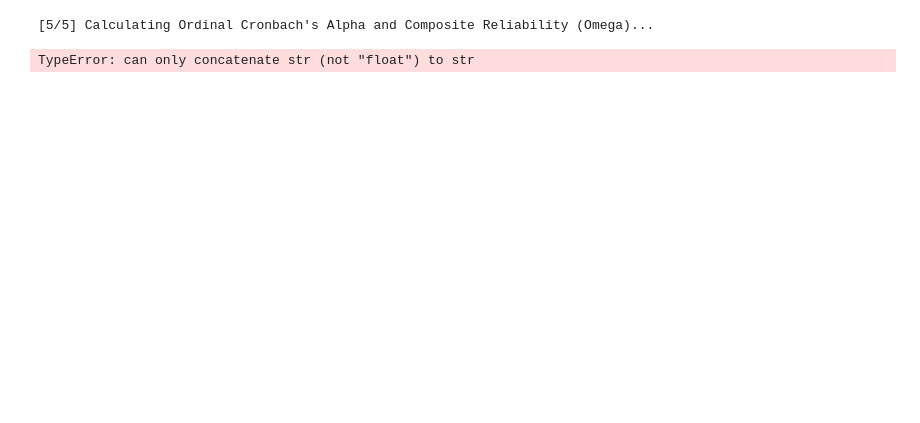
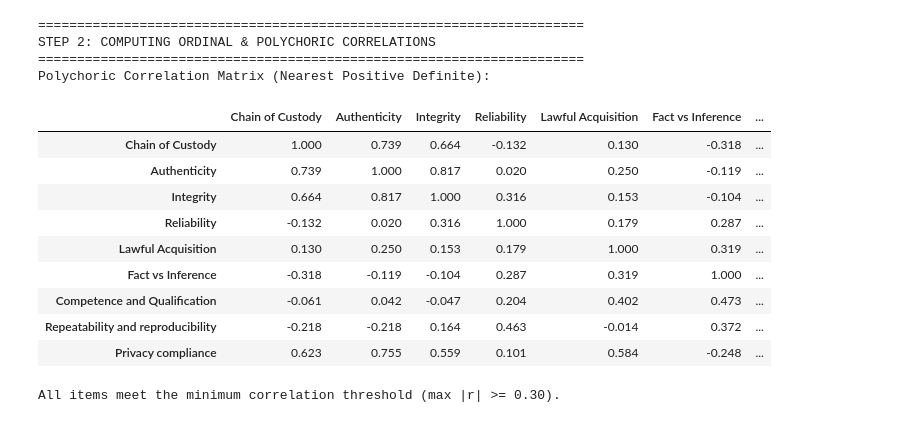
Before and after one commit to Gaulgeous/COSE_LRRC_Publication, a Jupyter notebook: src/final_data_statistics.ipynb, the cells around one changed output. Saved outputs shown, nothing was run; the diff lists cells and outputs as text; code cells hidden in the pictures; blank space fills up the shorter version.

```diff
--- a/src/final_data_statistics.ipynb
+++ b/src/final_data_statistics.ipynb
@@ -785,22 +0,0 @@ TypeError: can only concatenate str (not "float") to str
-# %%
-# --- Step 5: Ordinal Reliability (Alpha & Omega) ---
-print("[5/5] Calculating Ordinal Cronbach's Alpha and Composite Reliability (Omega)...")
-reliability_results = compute_ordinal_reliability(
-    df=df,
-    poly_corr_matrix=poly_matrix,
-    n_bootstraps=2000,
-    alpha_ci=0.05,
-)
-results["reliability"] = reliability_results
-# %% [output]
-[5/5] Calculating Ordinal Cronbach's Alpha and Composite Reliability (Omega)...
-TypeError: can only concatenate str (not "float") to str
-# %%
-
-# --- Step 6: Optional Non-Parametric Group Comparisons ---
-if grouping_series is not None:
-    print(f"[*] Conducting group comparisons across '{group_name}'...")
-    group_comp_results = compare_metric_groups(
-        df=df, grouping_series=grouping_series, group_name=group_name
-    )
-    results["group_comparisons"] = group_comp_results
@@ -834,0 +1639,53 @@ if export_to_excel:
+# %%
+
+# =========================================================================
+# STEP 2: Ordinal Correlation Matrices (Polychoric, Kendall, Spearman)
+# =========================================================================
+print("\n" + "=" * 70)
+print("STEP 2: COMPUTING ORDINAL & POLYCHORIC CORRELATIONS")
+print("=" * 70)
+
+# Polychoric Matrix (projected to nearest positive definite)
+poly_corr = compute_polychoric_matrix(
+    df=df_metrics,
+    ensure_positive_definite=True,
+)
+pipeline_results["polychoric_matrix"] = poly_corr
+
+# Non-parametric Kendall's tau-b and Spearman's rho with permutation p-values and bootstrap CIs
+rank_corrs = compute_ordinal_correlations(
+    df=df_metrics,
+    n_bootstraps=n_bootstraps,
+    random_state=random_state,
+)
+pipeline_results["ordinal_correlations"] = rank_corrs
+
+print("Polychoric Correlation Matrix (Nearest Positive Definite):")
+display(poly_corr.round(3))
+
+# Abels et al. screening: check if any metric fails to correlate (all |r| < 0.30)
+off_diag = poly_corr.values.copy()
+np.fill_diagonal(off_diag, 0.0)
+max_corr_per_item = pd.Series(np.max(np.abs(off_diag), axis=1), index=df_metrics.columns)
+low_corr_items = max_corr_per_item[max_corr_per_item < 0.30].index.tolist()
+
+if low_corr_items:
+    print(f"\n[Warning] Items with max polychoric correlation < 0.30: {low_corr_items}")
+else:
+    print("\nAll items meet the minimum correlation threshold (max |r| >= 0.30).")
+# %% [output]
+======================================================================
+STEP 2: COMPUTING ORDINAL & POLYCHORIC CORRELATIONS
+======================================================================
+Polychoric Correlation Matrix (Nearest Positive Definite):
+|  | Chain of Custody | Authenticity | Integrity | Reliability | Lawful Acquisition | Fact vs Inference | ... |
+| Chain of Custody | 1.000 | 0.739 | 0.664 | -0.132 | 0.130 | -0.318 | ... |
+| Authenticity | 0.739 | 1.000 | 0.817 | 0.020 | 0.250 | -0.119 | ... |
+| Integrity | 0.664 | 0.817 | 1.000 | 0.316 | 0.153 | -0.104 | ... |
+| Reliability | -0.132 | 0.020 | 0.316 | 1.000 | 0.179 | 0.287 | ... |
+| Lawful Acquisition | 0.130 | 0.250 | 0.153 | 0.179 | 1.000 | 0.319 | ... |
+| Fact vs Inference | -0.318 | -0.119 | -0.104 | 0.287 | 0.319 | 1.000 | ... |
+| Competence and Qualification | -0.061 | 0.042 | -0.047 | 0.204 | 0.402 | 0.473 | ... |
+| Repeatability and reproducibility | -0.218 | -0.218 | 0.164 | 0.463 | -0.014 | 0.372 | ... |
+| Privacy compliance | 0.623 | 0.755 | 0.559 | 0.101 | 0.584 | -0.248 | ... |
+All items meet the minimum correlation threshold (max |r| >= 0.30).
```
Also changed, not shown: parts of 36 cells of this notebook, 6 other files.
